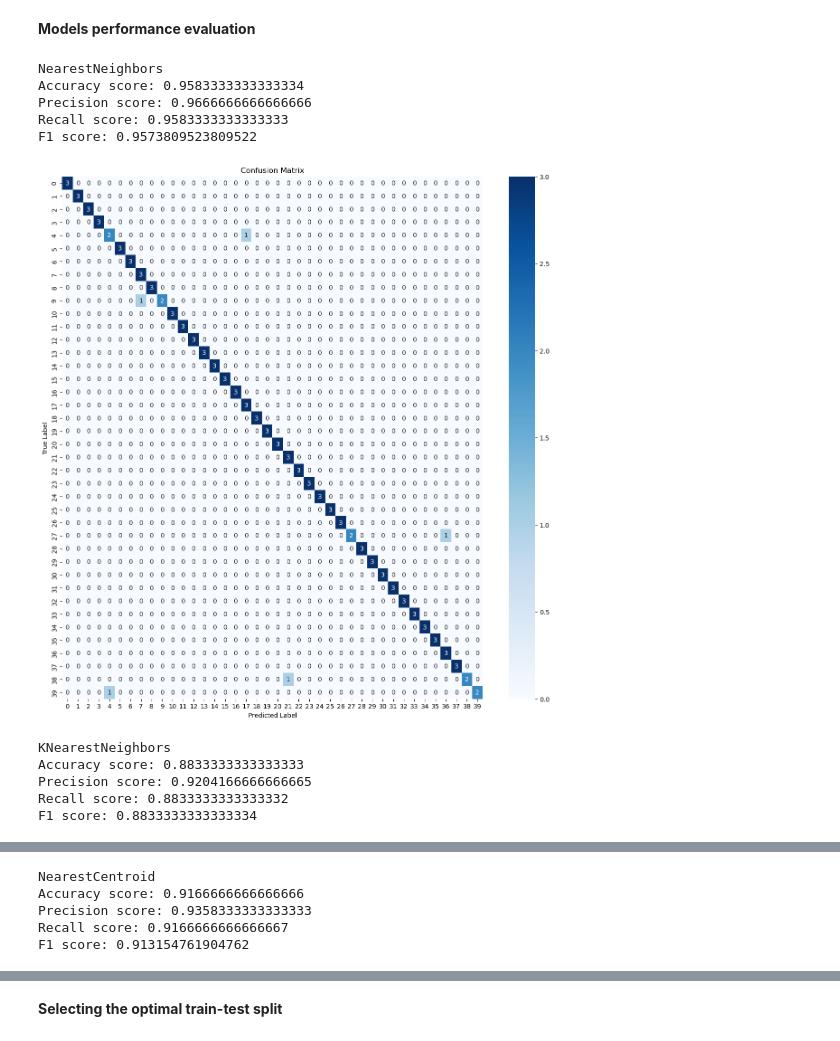
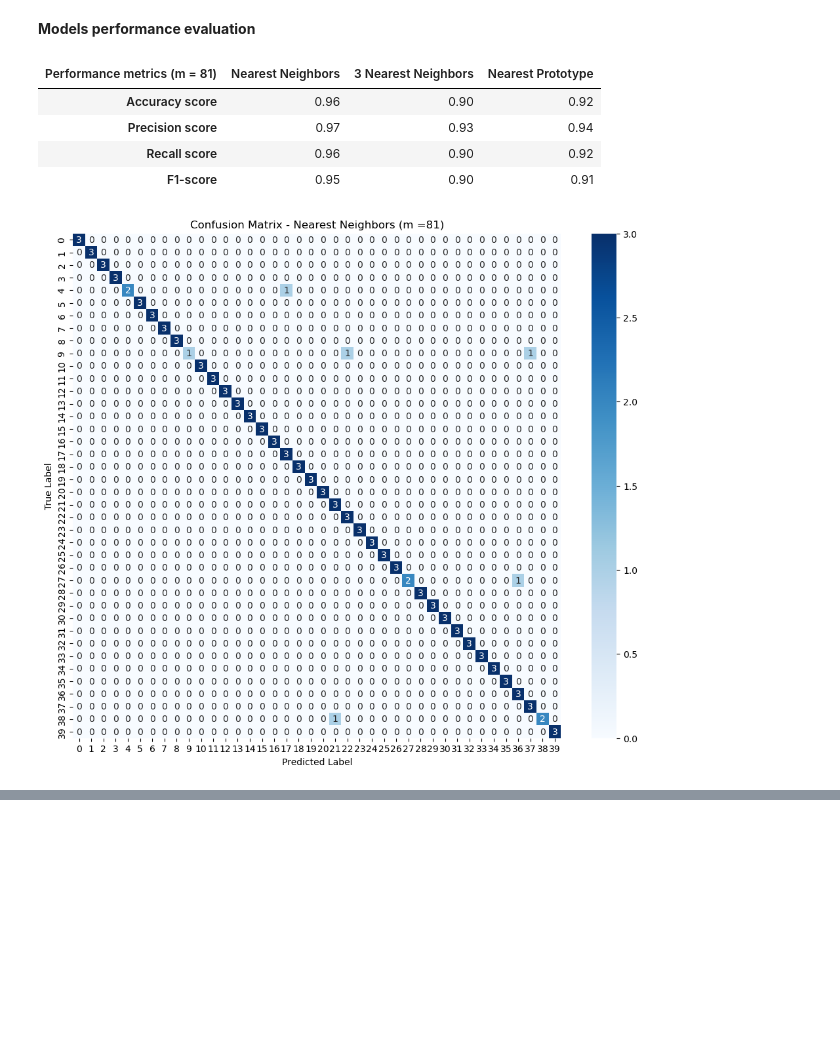
Before and after one commit to DaNa-cpu/Computational-Intelligence-1, a Jupyter notebook: Project.ipynb, the cells around one changed output, grey strips where cells are left out. Drawn from its saved outputs; the diff is of its cells as text; code cells hidden in the pictures; blank space fills up the shorter version.

```diff
--- a/Project.ipynb
+++ b/Project.ipynb
@@ -29,12 +30,11 @@ for cls, person_folder in enumerate(sorted(os.listdir(orl_path))):
         if file_name.lower().endswith(('.bmp')):
             image_path = os.path.join(person_folder_path, file_name)
 
-            image = Image.open(image_path).convert("L").resize((64,64))
+            image = Image.open(image_path).convert("L").resize((46,56))
             image_array = np.array(image).flatten()
             img.append(image_array)
             labels.append(cls)
 
 X = np.array(img, dtype=np.float32)
 y = np.array(labels)
-X_norm = X / 255.0
 # %% [markdown]
@@ -45,7 +100,7 @@ X_std = scaler.fit_transform(X_norm)
 # %% [markdown]
 <b>Splitting the dataset into training set and test set
 # %%
-X_train, X_test, y_train, y_test = train_test_split(X_std, y, test_size=0.3, random_state=42, shuffle=True, stratify=y)
+X_train, X_test, y_train, y_test = train_test_split(X_norm, y, test_size=0.3, random_state=42, shuffle=True, stratify=y)
 
 print(X_train.shape, X_test.shape, y_train.shape, y_test.shape)
 # %% [output]
@@ -103,9 +129,9 @@ plt.show()
 # %%
 nn = KNeighborsClassifier(n_neighbors=1)
 knn = KNeighborsClassifier(n_neighbors=3)
-nc = NearestCentroid(shrink_threshold=None)
+nc = NearestCentroid()
 
-models = [( "NearestNeighbors", nn), ( "KNearestNeighbors", knn), ( "NearestCentroid", nc)]
+models = [( "Nearest Neighbors", nn), ( "3 Nearest Neighbors", knn), ( "Nearest Prototype", nc)]
 # %% [markdown]
 <b> Selecting the optimal number of principal components
 # %%
@@ -172,9 +175,0 @@ Model: NearestCentroid
-# %%
-for shrink_threshold in [None, 0.1, 0.2]:
-    model = NearestCentroid(shrink_threshold=shrink_threshold)
-    pca = PCA(n_components=100)
-    pca.fit(X_train)
-
-    model.fit(pca.transform(X_train), y_train)
-    accuracy = model.score(pca.transform(X_test), y_test)
-    print(f"Shrink threshold:{shrink_threshold}\nAccuracy:{accuracy}")
@@ -188,40 +205,44 @@ Accuracy:0.9
 # %% [markdown]
 <b>Models performance evaluation
 # %%
-pca = PCA(n_components=100)
-pca.fit(X_train)
+m = 81
+cms = []
+metrics_df = pd.DataFrame(index=["Accuracy score", "Precision score", "Recall score", "F1-score"])
 
 for name,model in models:
-    model.fit(pca.transform(X_train), y_train)
-    y_pred = model.predict(pca.transform(X_test))
+    X_train_pca = pca_full.transform(X_train)[:, :m]
+    X_test_pca = pca_full.transform(X_test)[:, :m]
+
+    model.fit(X_train_pca, y_train)
+    y_pred = model.predict(X_test_pca)
 
     accuracy = accuracy_score(y_test, y_pred)
     precision = precision_score(y_test, y_pred, average='macro')
     recall = recall_score(y_test, y_pred, average='macro')
     f1 = f1_score(y_test, y_pred, average='macro')
 
-    print(name)
-    print("Accuracy score:", accuracy)
-    print("Precision score:", precision)
-    print("Recall score:", recall)
-    print("F1 score:", f1)
+    metrics_df.loc["Accuracy score", name] = round(accuracy,2)
+    metrics_df.loc["Precision score", name] = round(precision,2)
+    metrics_df.loc["Recall score", name] = round(recall,2)
+    metrics_df.loc["F1-score", name] = round(f1,2)
 
     cm = confusion_matrix(y_test, y_pred)
-    plt.figure(figsize=(15,15))
+    cms.append((name,cm))
+
+metrics_df.columns.name = f"Performance metrics (m = {m})"
+display(metrics_df)
+
+for name, cm in cms:
+    plt.figure(figsize=(12,10))
     sns.heatmap(cm, annot=True, fmt='d', cmap='Blues')
     plt.xlabel('Predicted Label')
     plt.ylabel('True Label')
-    plt.title('Confusion Matrix')
+    plt.title(f"Confusion Matrix - {name} (m ={m})")
     plt.show()
 # %% [output]
-NearestNeighbors
-Accuracy score: 0.9583333333333334
-Precision score: 0.9666666666666666
-Recall score: 0.9583333333333333
-F1 score: 0.9573809523809522
+| Performance metrics (m = 81) | Nearest Neighbors | 3 Nearest Neighbors | Nearest Prototype |
+| Accuracy score | 0.96 | 0.90 | 0.92 |
+| Precision score | 0.97 | 0.93 | 0.94 |
+| Recall score | 0.96 | 0.90 | 0.92 |
+| F1-score | 0.95 | 0.90 | 0.91 |
-[figure, old version]
+[figure, new version]
-KNearestNeighbors
-Accuracy score: 0.8833333333333333
-Precision score: 0.9204166666666665
-Recall score: 0.8833333333333332
-F1 score: 0.8833333333333334
@@ -229,5 +249,0 @@ F1 score: 0.8833333333333334
-NearestCentroid
-Accuracy score: 0.9166666666666666
-Precision score: 0.9358333333333333
-Recall score: 0.9166666666666667
-F1 score: 0.913154761904762
@@ -235,2 +250,0 @@ F1 score: 0.913154761904762
-# %% [markdown]
-<b>Selecting the optimal train-test split
```
Also changed, not shown: parts of 22 cells of this notebook.
